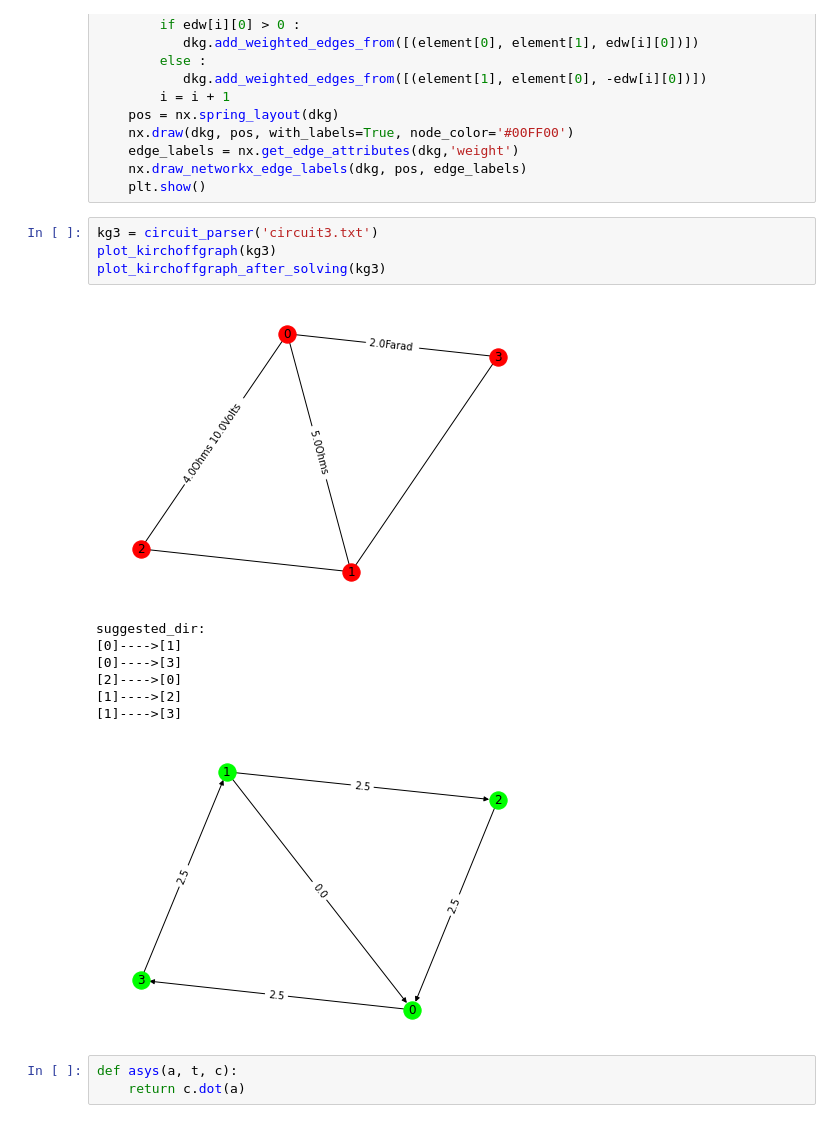
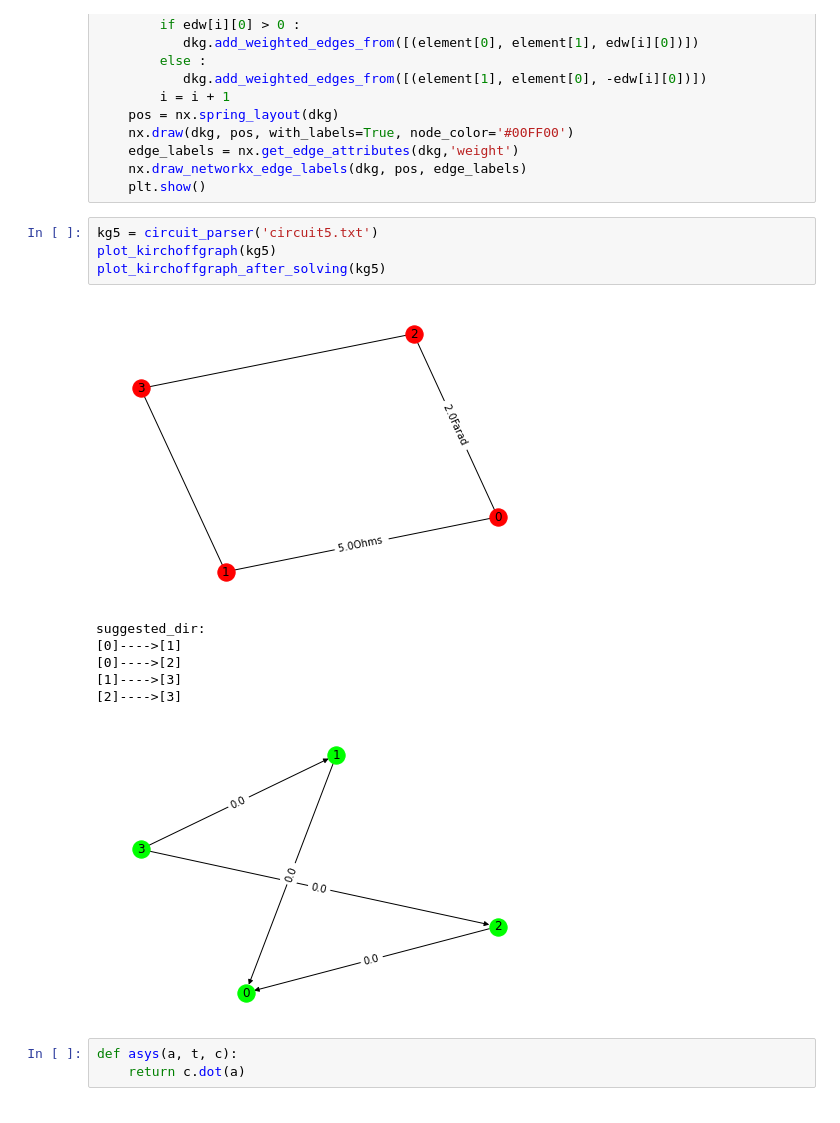
Before and after one commit to Mehrdadghassabi/Gracc, a Jupyter notebook: BCSThesis/Source/GRacC.ipynb, the cells around one changed output. Cells and saved outputs as stored; diff of their text form.

```diff
--- a/BCSThesis/Source/GRacC.ipynb
+++ b/BCSThesis/Source/GRacC.ipynb
@@ -379,18 +381,17 @@ def plot_kirchoffgraph_after_solving(kg):
     nx.draw_networkx_edge_labels(dkg, pos, edge_labels)
     plt.show()
 # %%
-kg3 = circuit_parser('circuit3.txt')
-plot_kirchoffgraph(kg3)
-plot_kirchoffgraph_after_solving(kg3)
+kg5 = circuit_parser('circuit5.txt')
+plot_kirchoffgraph(kg5)
+plot_kirchoffgraph_after_solving(kg5)
 # %% [output]
-[figure, old version]
+[figure, new version]
 suggested_dir:
 [0]---->[1]
-[0]---->[3]
-[2]---->[0]
-[1]---->[2]
+[0]---->[2]
 [1]---->[3]
+[2]---->[3]
-[figure, old version]
+[figure, new version]
 # %%
 def asys(a, t, c):
     return c.dot(a)
```
Also changed, not shown: parts of 5 cells of this notebook.
